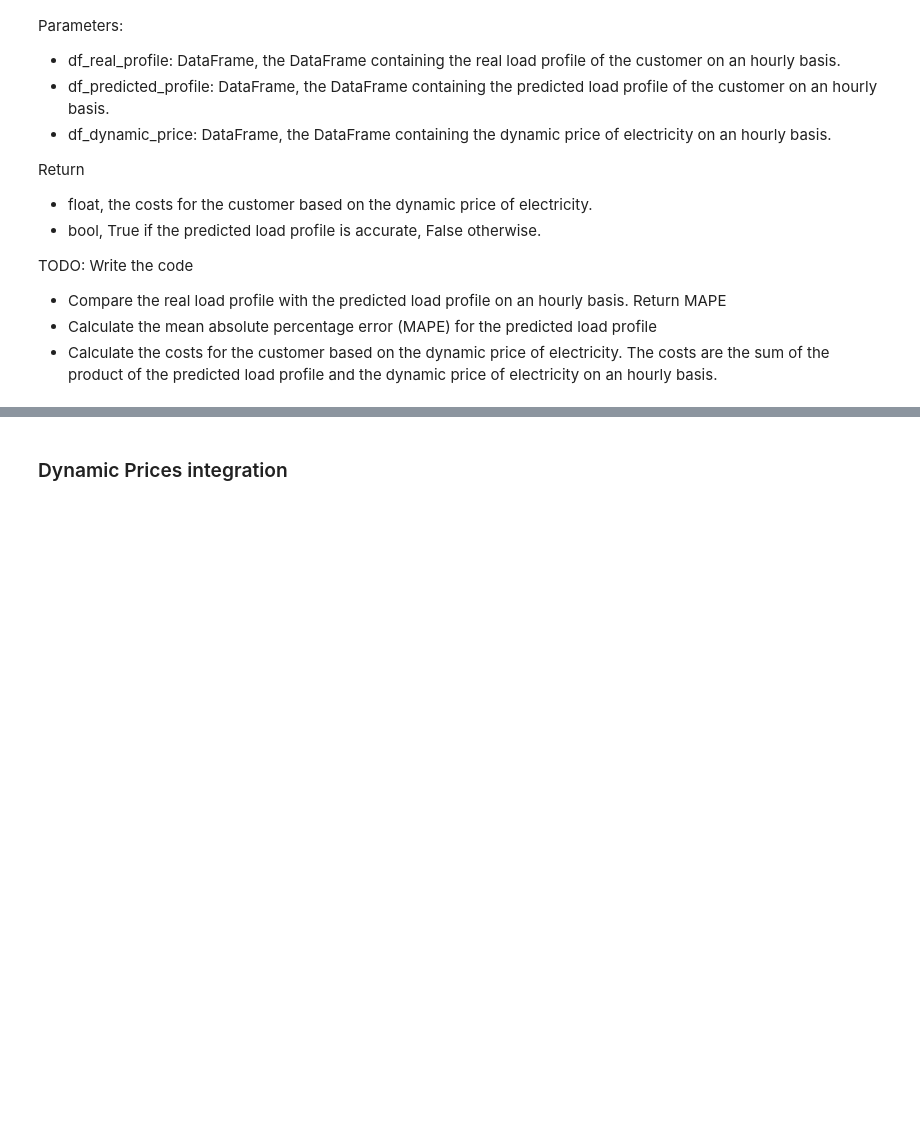
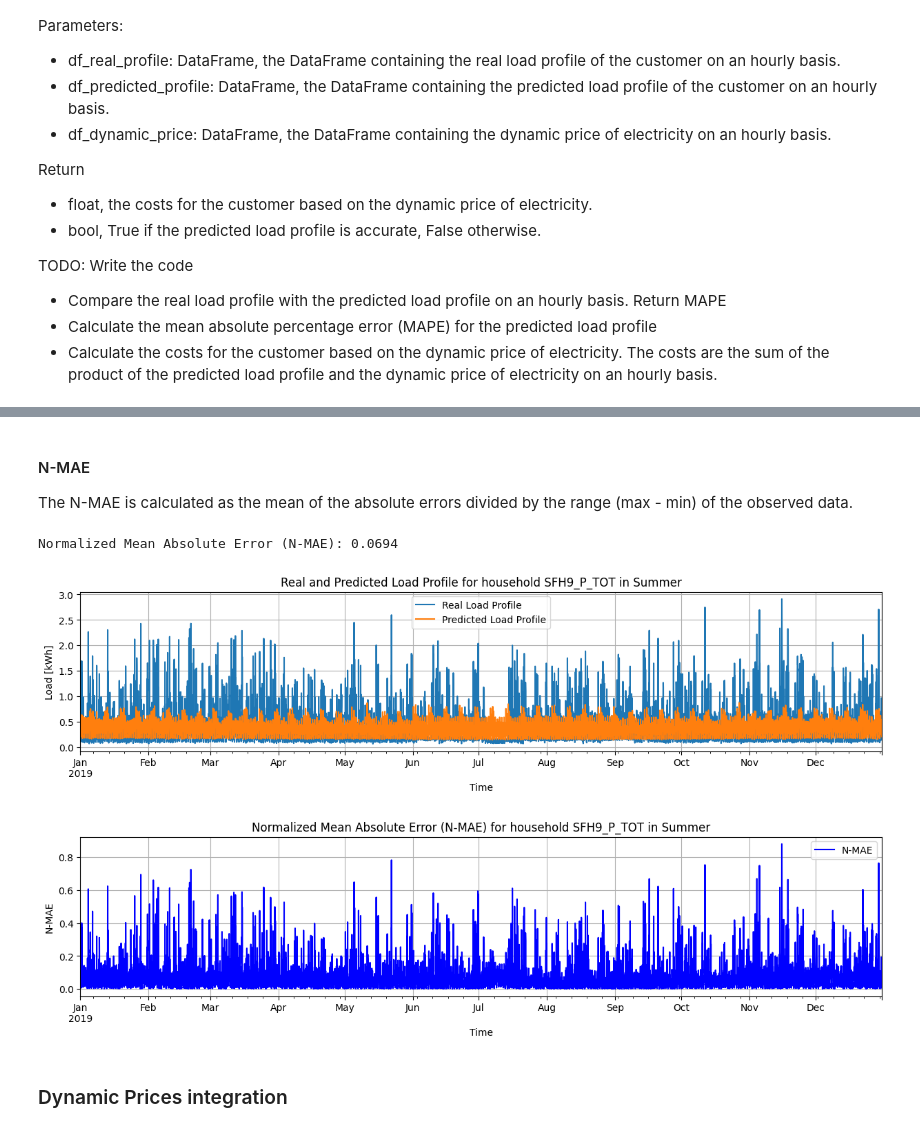
Before and after one commit to reschol/wattWise, a Jupyter notebook: load_profile_prediciton.ipynb, the cells around one changed output, grey strips where cells are left out. Drawn from its saved outputs; the diff is of its cells as text; code cells hidden in the pictures; blank space fills up the shorter version.

Commit message:
README updates and time componente first thoughts implemented

```diff
--- a/load_profile_prediciton.ipynb
+++ b/load_profile_prediciton.ipynb
@@ -823,3 +849,43 @@ Mean Absolute Percentage Error (MAPE): 69.80%
+# %% [markdown]
+#### N-MAE
+
+The N-MAE is calculated as the mean of the absolute errors divided by the range (max - min) of the observed data.
+# %%
+# normalization factor for the real load profile
+normalization_factor = normalized_data[random_household].max() - normalized_data[random_household].min()
+
+# normalized mean absolute error (N-MAE) for the predicted load profile
+customer_household_data_prediction['N-MAE'] = abs(
+    customer_household_data_prediction['Load_prediction'] - normalized_data[random_household]
+) / normalization_factor
+
+nmae = customer_household_data_prediction['N-MAE'].mean()
+print(f"Normalized Mean Absolute Error (N-MAE): {nmae:.4f}")
+
+# Plot the real load profile and the predicted load profile for the customer household
+fig, ax = plt.subplots(figsize=(15, 3))
+normalized_data[random_household].plot(ax=ax, label='Real Load Profile')
+customer_household_data_prediction['Load_prediction'].plot(ax=ax, label='Predicted Load Profile')
+plt.title(f'Real and Predicted Load Profile for household {random_household} in {season_customer_data}')
+plt.xlabel('Time')
+plt.ylabel('Load [kWh]')
+plt.grid(True)
+plt.legend()
+plt.show()
+
+# Plot the N-MAE for the predicted load profile
+fig, ax = plt.subplots(figsize=(15, 3))
+customer_household_data_prediction['N-MAE'].plot(ax=ax, label='N-MAE', color='blue')
+plt.title(f'Normalized Mean Absolute Error (N-MAE) for household {random_household} in {season_customer_data}')
+plt.xlabel('Time')
+plt.ylabel('N-MAE')
+plt.grid(True)
+plt.legend()
+plt.show()
+# %% [output]
+Normalized Mean Absolute Error (N-MAE): 0.0694
+[figure, added]
+[figure, added]
 # %% [markdown]
 ### Dynamic Prices integration
 
```
Also changed, not shown: parts of 15 cells of this notebook, 1 other file.
